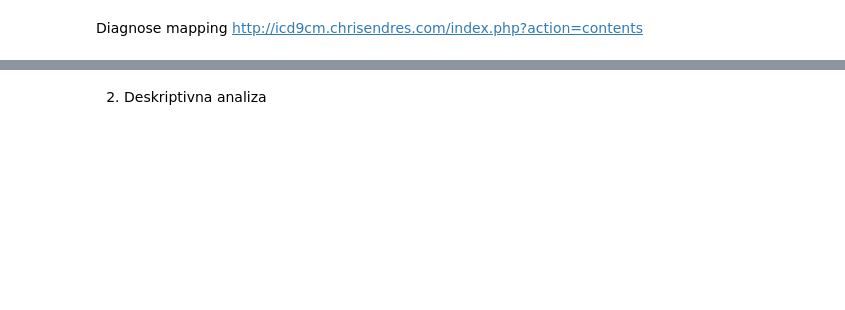
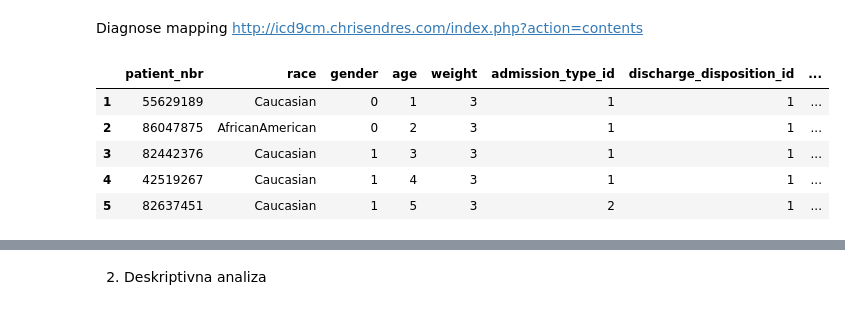
Before and after one commit to mjovanovic9999/ML, a Jupyter notebook: I/notebook/main.ipynb, the cells around one changed output, grey strips where cells are left out. Drawn from its saved outputs; the diff is of its cells as text; code cells hidden in the pictures; blank space fills up the shorter version.

```diff
--- a/I/notebook/main.ipynb
+++ b/I/notebook/main.ipynb
@@ -65,0 +102,14 @@ dataframe.shape
+# %%
+weigth_scale_mapper = {
+    "[0-25)": 0
+    ,"[25-50)": 1
+    ,"[50-75)": 2
+    ,"[75-100)": 3
+    ,"[100-125)": 4
+    ,"[125-150)": 5
+    ,"[150-175)": 6
+    ,"[175-200)": 7
+    ,">200": 8
+}
+dataframe["weight"].replace(weigth_scale_mapper, inplace=True)
+dataframe["weight"].fillna(round(dataframe["weight"].mean()), inplace=True)
@@ -272 +219,49 @@ dataframe['readmitted'] = dataframe['readmitted'].replace(class_mapper)
+# %%
+glu_scale_mapper = {
+    'None': 0,
+    'Norm': 1,
+    '>200': 2,
+    '>300': 3
+}
+a1_scale_mapper = {
+    'None': 0,
+    'Norm': 1,
+    '>7': 2,
+    '>8': 3,
+}
+
+one_hot = LabelBinarizer()
+lab_enc = LabelEncoder()
+
+dataframe['admission_type_id'] = dataframe['admission_type_id'].astype('category')
+dataframe['discharge_disposition_id'] = dataframe['discharge_disposition_id'].astype('category')
+dataframe['admission_source_id'] = dataframe['admission_source_id'].astype('category')
+dataframe['weight'] = dataframe['weight'].astype('int32')
+
+dataframe['age']=lab_enc.fit_transform(dataframe['age'])
+dataframe['gender'] = one_hot.fit_transform(dataframe['gender'])
+dataframe['max_glu_serum'].replace(glu_scale_mapper, inplace=True)
+dataframe['A1Cresult'].replace(a1_scale_mapper, inplace=True)
+dataframe['medical_specialty']=lab_enc.fit_transform(dataframe['medical_specialty'])
+
+lab_coded = ['metformin','repaglinide','nateglinide','chlorpropamide','glimepiride','acetohexamide',
+    'glipizide','glyburide','tolbutamide','pioglitazone','rosiglitazone','acarbose','miglitol','troglitazone',
+    'tolazamide','insulin','glyburide-metformin','glipizide-metformin','glimepiride-pioglitazone','metformin-pioglitazone'
+    ,'diag_1','diag_2','diag_3','payer_code']
+
+for col in lab_coded:
+    dataframe[col] = lab_enc.fit_transform(dataframe[col])
+
+dataframe['change'] = one_hot.fit_transform(dataframe['change'])
+dataframe['diabetesMed'] = one_hot.fit_transform(dataframe['diabetesMed'])
+dataframe['readmitted'] = lab_enc.fit_transform(dataframe['readmitted'])
+
+dataframe.head()
+# %% [output]
+|  | patient_nbr | race | gender | age | weight | admission_type_id | discharge_disposition_id | ... |
+| 1 | 55629189 | Caucasian | 0 | 1 | 3 | 1 | 1 | ... |
+| 2 | 86047875 | AfricanAmerican | 0 | 2 | 3 | 1 | 1 | ... |
+| 3 | 82442376 | Caucasian | 1 | 3 | 3 | 1 | 1 | ... |
+| 4 | 42519267 | Caucasian | 1 | 4 | 3 | 1 | 1 | ... |
+| 5 | 82637451 | Caucasian | 1 | 5 | 3 | 2 | 1 | ... |
 # %%
```
Also changed, not shown: parts of 18 cells of this notebook.
